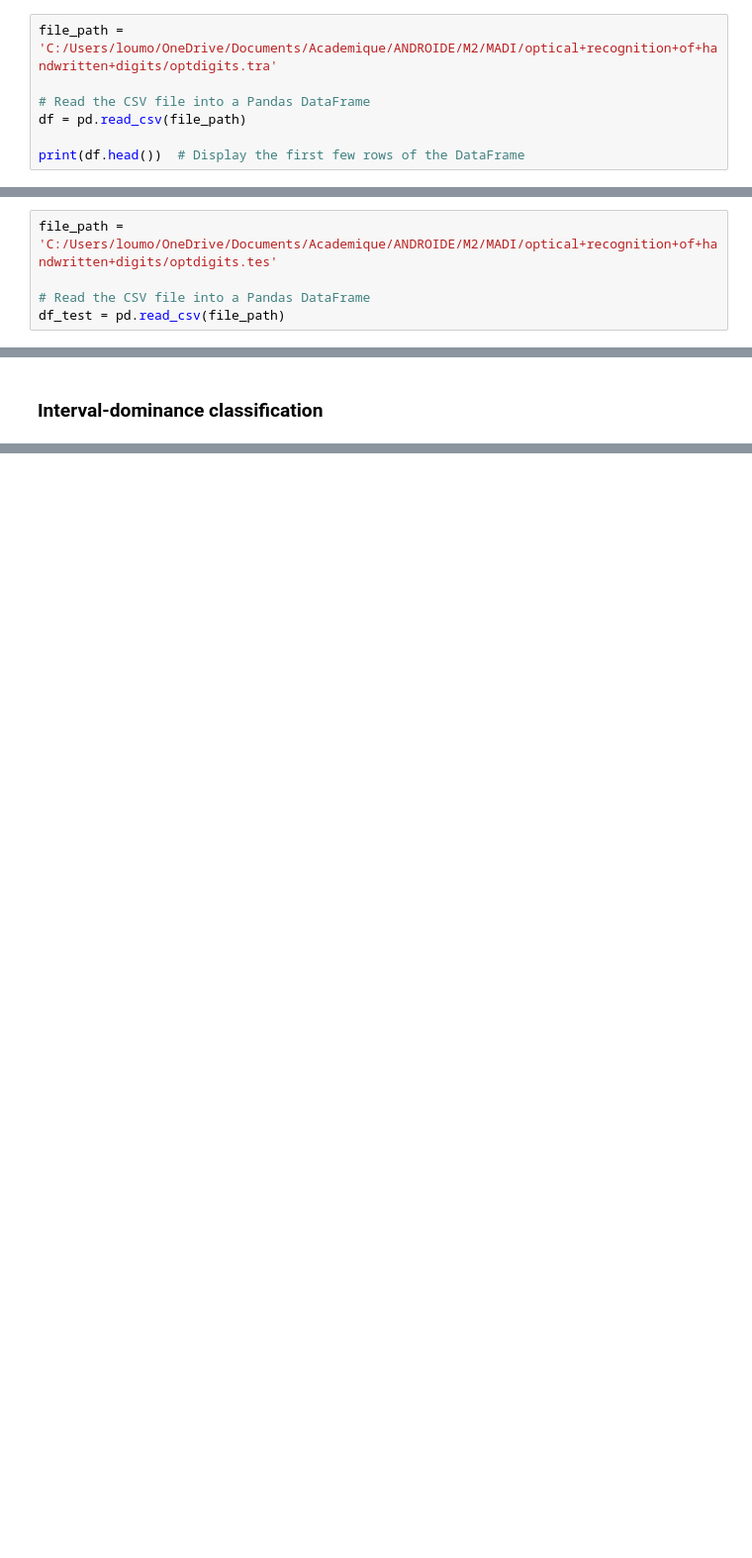
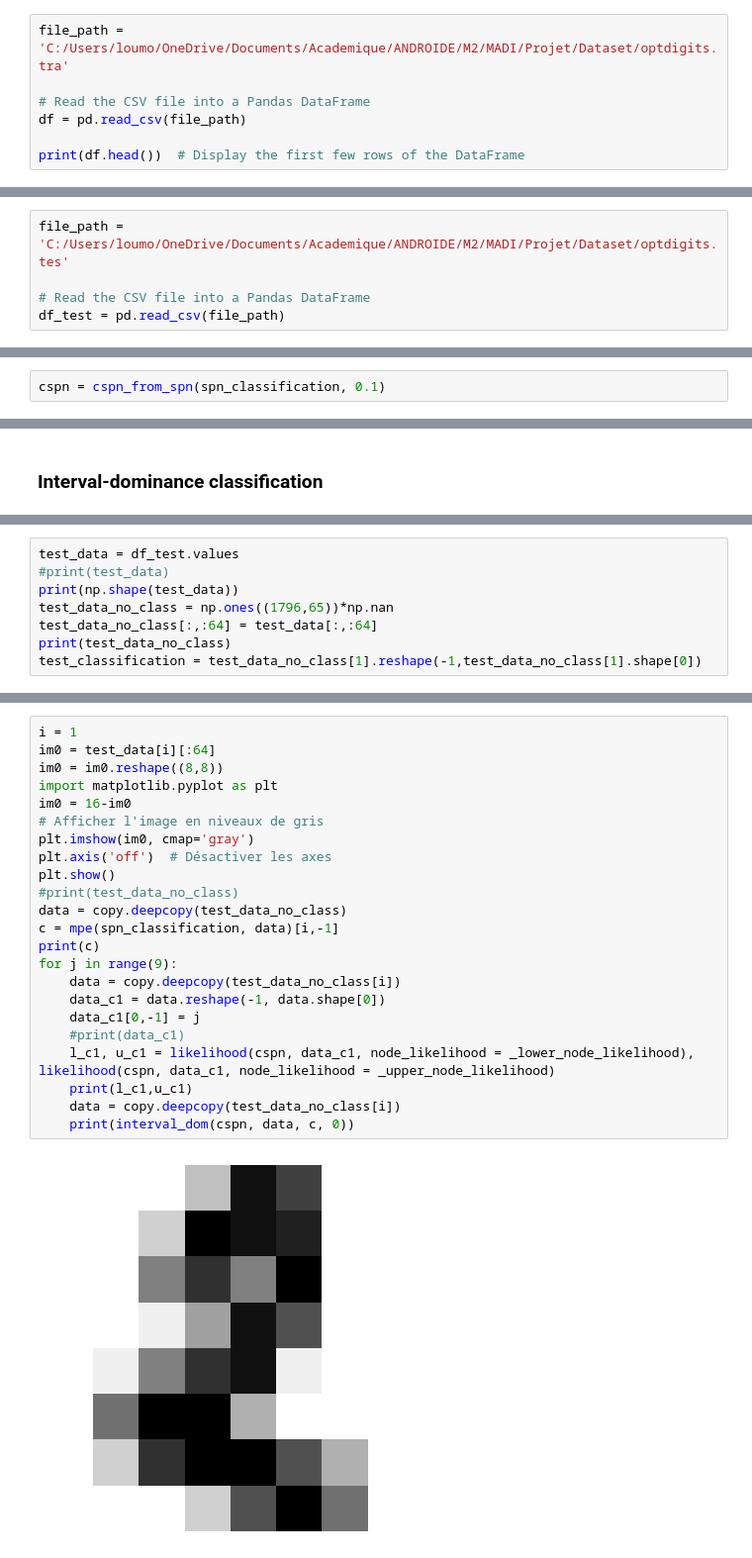
Before and after one commit to Loumr/CSPN, a Jupyter notebook: learn_cspn.ipynb, the cells around one changed output, grey strips where cells are left out. Shown at 99% size. Cells and saved outputs as stored; diff of their text form; blank space fills up the shorter version.

Commit message:
interval dominance (tentative)

```diff
--- a/learn_cspn.ipynb
+++ b/learn_cspn.ipynb
@@ -19,7 +23,7 @@ from spn.algorithms.MPE import mpe
 # %% [markdown]
 ### Import data
 # %%
-file_path = 'C:/Users/loumo/OneDrive/Documents/Academique/ANDROIDE/M2/MADI/optical+recognition+of+handwritten+digits/optdigits.tra'
+file_path = 'C:/Users/loumo/OneDrive/Documents/Academique/ANDROIDE/M2/MADI/Projet/Dataset/optdigits.tra'
 
 # Read the CSV file into a Pandas DataFrame
 df = pd.read_csv(file_path)
@@ -42,7 +46,7 @@ print(df.head())  # Display the first few rows of the DataFrame
 
 [5 rows x 65 columns]
 # %%
-file_path = 'C:/Users/loumo/OneDrive/Documents/Academique/ANDROIDE/M2/MADI/optical+recognition+of+handwritten+digits/optdigits.tes'
+file_path = 'C:/Users/loumo/OneDrive/Documents/Academique/ANDROIDE/M2/MADI/Projet/Dataset/optdigits.tes'
 
 # Read the CSV file into a Pandas DataFrame
 df_test = pd.read_csv(file_path)
@@ -156,0 +169,2 @@ def cspn_from_spn(spn, eps):
+# %%
+cspn = cspn_from_spn(spn_classification, 0.1)
@@ -182,0 +288,8 @@ def likelihood_cspn_borne(cspn, x, borne="min"):
+# %%
+test_data = df_test.values
+#print(test_data)
+print(np.shape(test_data))
+test_data_no_class = np.ones((1796,65))*np.nan
+test_data_no_class[:,:64] = test_data[:,:64]
+print(test_data_no_class)
+test_classification = test_data_no_class[1].reshape(-1,test_data_no_class[1].shape[0])
@@ -182,0 +305,25 @@ def likelihood_cspn_borne(cspn, x, borne="min"):
+# %%
+i = 1
+im0 = test_data[i][:64]
+im0 = im0.reshape((8,8))
+import matplotlib.pyplot as plt
+im0 = 16-im0
+# Afficher l'image en niveaux de gris
+plt.imshow(im0, cmap='gray')
+plt.axis('off')  # Désactiver les axes
+plt.show()
+#print(test_data_no_class)
+data = copy.deepcopy(test_data_no_class)
+c = mpe(spn_classification, data)[i,-1]
+print(c)
+for j in range(9):
+    data = copy.deepcopy(test_data_no_class[i])
+    data_c1 = data.reshape(-1, data.shape[0])
+    data_c1[0,-1] = j
+    #print(data_c1)
+    l_c1, u_c1 = likelihood(cspn, data_c1, node_likelihood = _lower_node_likelihood), likelihood(cspn, data_c1, node_likelihood = _upper_node_likelihood)
+    print(l_c1,u_c1)
+    data = copy.deepcopy(test_data_no_class[i])
+    print(interval_dom(cspn, data, c, 0))
+# %% [output]
+[figure, added]
```
Also changed, not shown: parts of 15 cells of this notebook.
